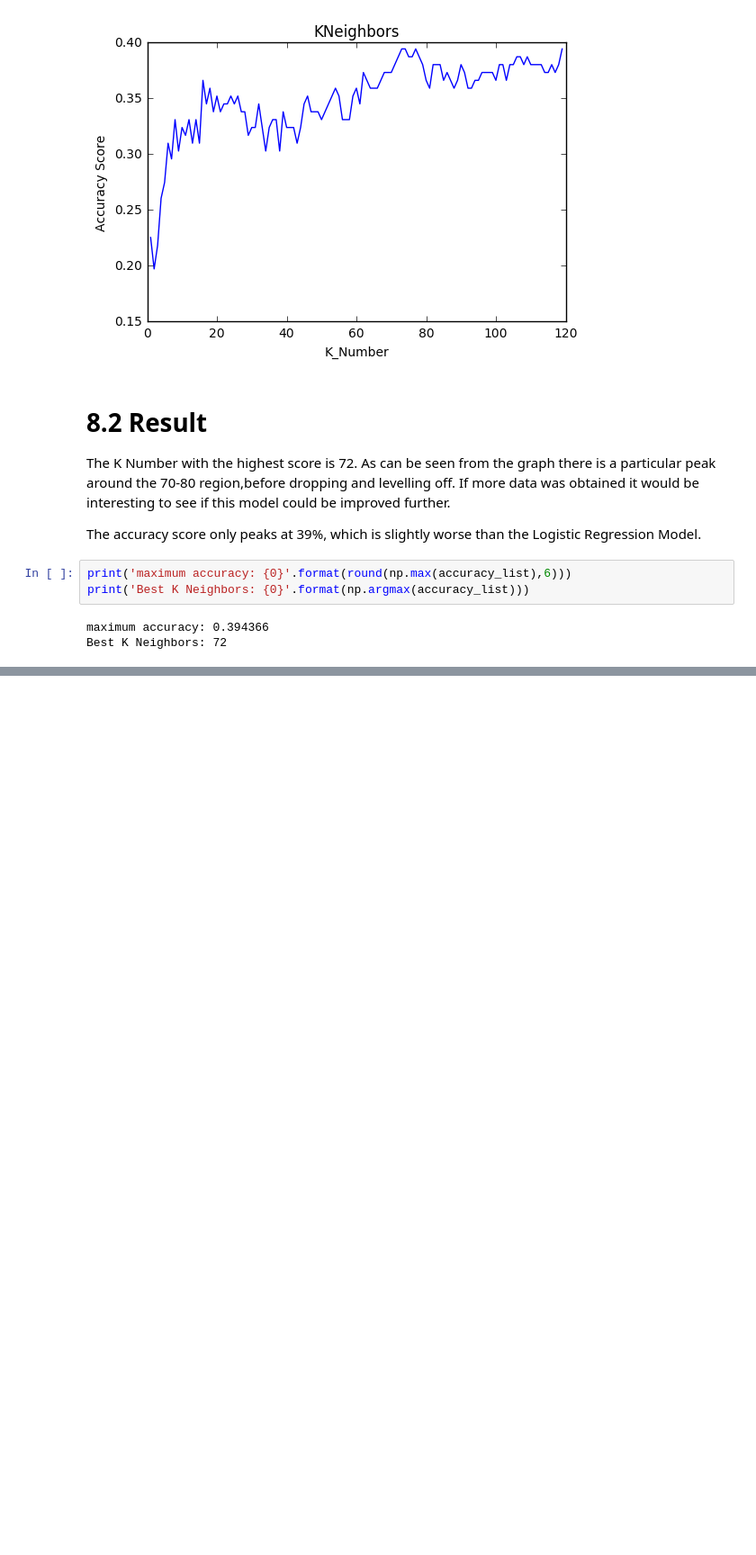
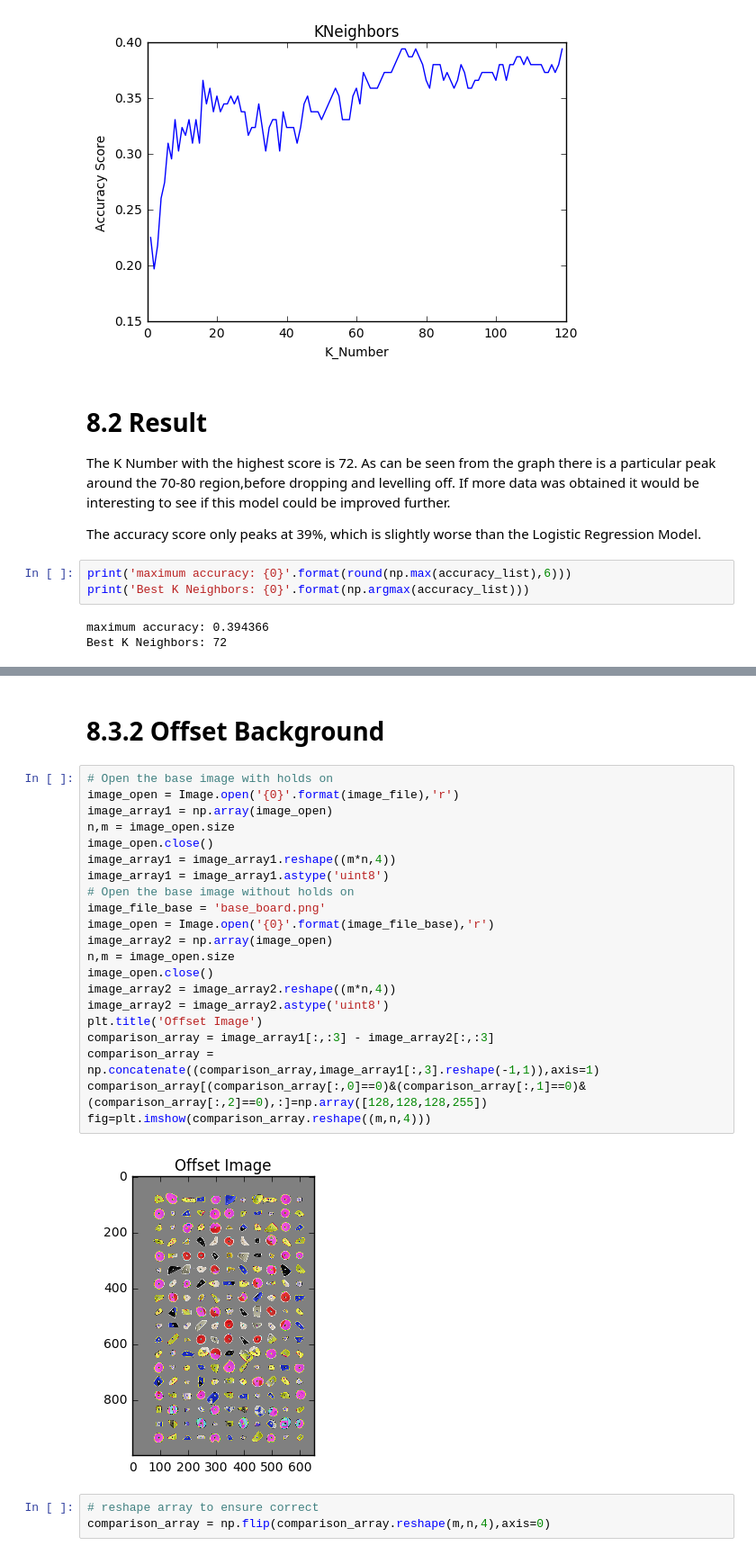
Before and after one commit to fhethomas/climbing, a Jupyter notebook: Analysis & Formatting.ipynb, the cells around one changed output, grey strips where cells are left out. Shown at 90% size. Cells and saved outputs as stored; diff of their text form; blank space fills up the shorter version.

```diff
--- a/Analysis & Formatting.ipynb
+++ b/Analysis & Formatting.ipynb
@@ -453,0 +510,28 @@ Best K Neighbors: 72
+# %% [markdown]
+# 8.3.2 Offset Background
+# %%
+# Open the base image with holds on
+image_open = Image.open('{0}'.format(image_file),'r')
+image_array1 = np.array(image_open)
+n,m = image_open.size
+image_open.close()
+image_array1 = image_array1.reshape((m*n,4))
+image_array1 = image_array1.astype('uint8')
+# Open the base image without holds on
+image_file_base = 'base_board.png'
+image_open = Image.open('{0}'.format(image_file_base),'r')
+image_array2 = np.array(image_open)
+n,m = image_open.size
+image_open.close()
+image_array2 = image_array2.reshape((m*n,4))
+image_array2 = image_array2.astype('uint8')
+plt.title('Offset Image')
+comparison_array = image_array1[:,:3] - image_array2[:,:3]
+comparison_array = np.concatenate((comparison_array,image_array1[:,3].reshape(-1,1)),axis=1)
+comparison_array[(comparison_array[:,0]==0)&(comparison_array[:,1]==0)&(comparison_array[:,2]==0),:]=np.array([128,128,128,255])
+fig=plt.imshow(comparison_array.reshape((m,n,4)))
+# %% [output]
+[figure, added]
+# %%
+# reshape array to ensure correct
+comparison_array = np.flip(comparison_array.reshape(m,n,4),axis=0)
```
Also changed, not shown: parts of 16 cells of this notebook.
